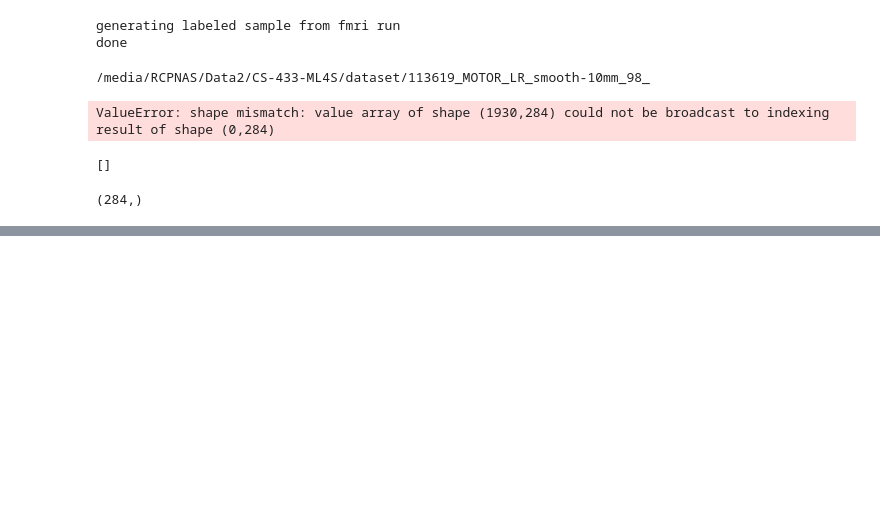
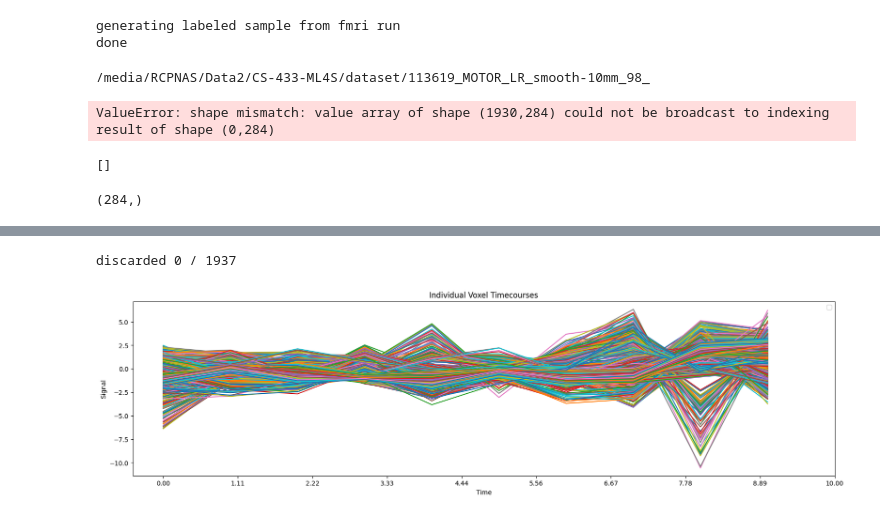
Before and after one commit to fedemengo/CS-433-ML4S, a Jupyter notebook: preprocessing_pipeline.ipynb, the cells around one changed output, grey strips where cells are left out. Saved outputs shown, nothing was run; the diff lists cells and outputs as text; code cells hidden in the pictures; blank space fills up the shorter version.

```diff
--- a/preprocessing_pipeline.ipynb
+++ b/preprocessing_pipeline.ipynb
@@ -252,0 +347,24 @@ x.shape
+# %%
+def plot_beta_voxel_timecourse(predicted_voxel):
+    n_voxels = predicted_voxel.shape[0]
+    plt.figure(figsize=(20, 5))
+
+    discared = 0
+    for i in range(n_voxels):
+        if np.any(np.abs(predicted_voxel[i,:]) > 20):
+            discared += 1
+            continue
+        plt.plot(predicted_voxel[i,:])
+
+    print(f"discarded {discared} / {n_voxels}")
+    plt.title('Individual Voxel Timecourses')
+    plt.xticks(np.linspace(0, predicted_voxel.shape[1], num=10))
+    plt.xlabel('Time')
+    plt.ylabel('Signal')
+    plt.legend()
+    plt.show()
+# %%
+plot_beta_voxel_timecourse(beta_data[active_mask_data > 0])
+# %% [output]
+discarded 0 / 1937
+[figure, added]
```
Also changed, not shown: parts of 16 cells of this notebook.
